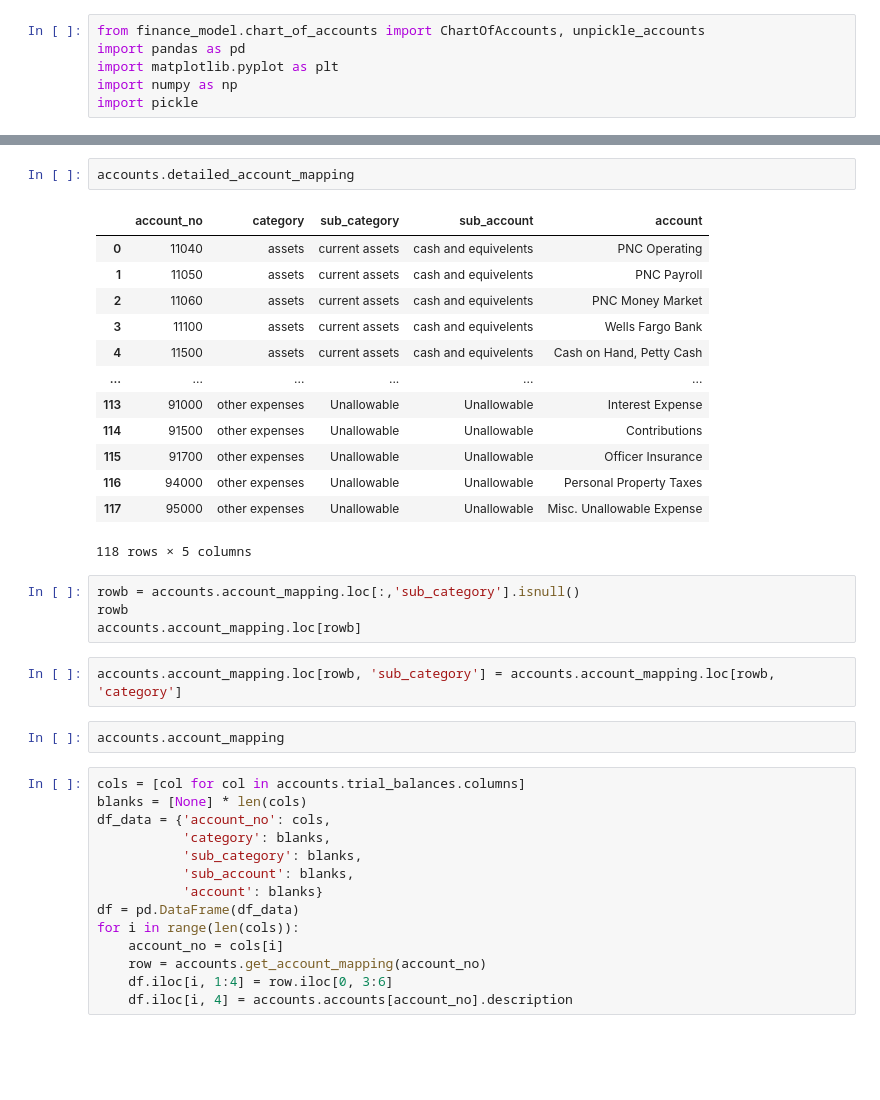
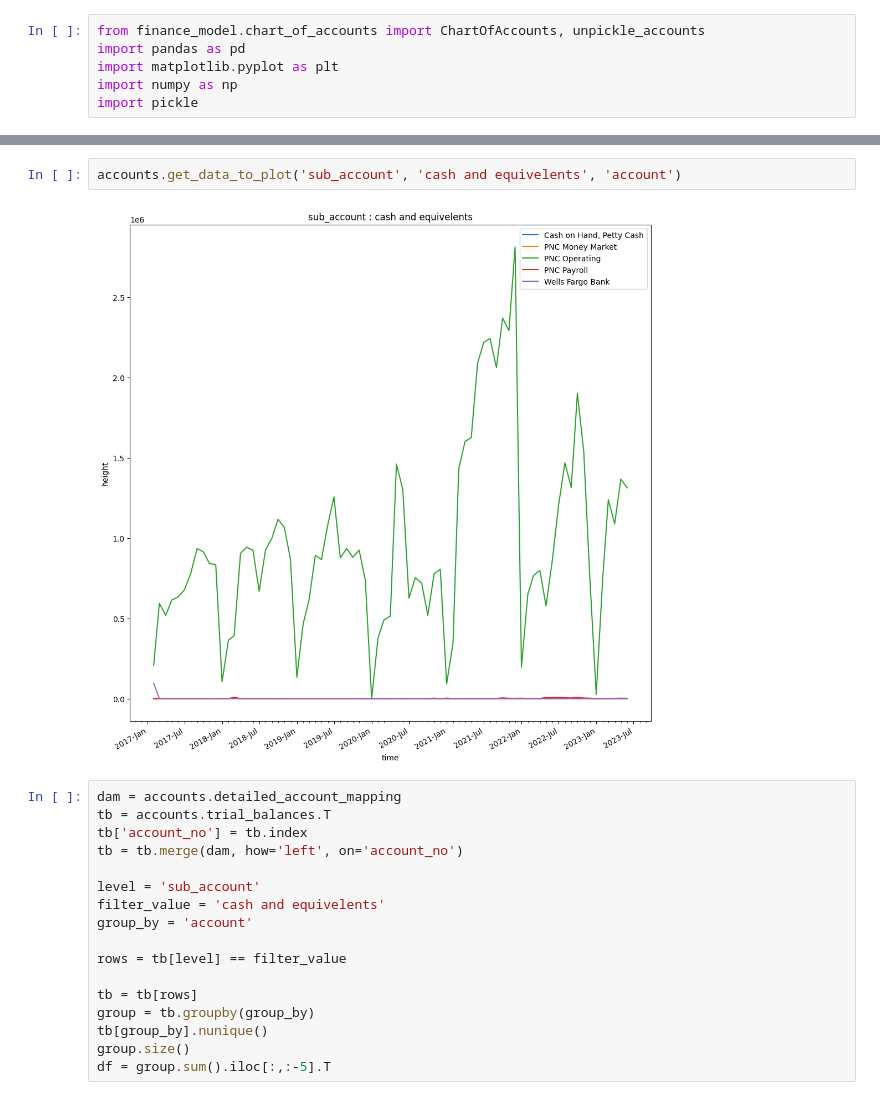
Before and after one commit to jeffwmonroe/Finance-Model, a Jupyter notebook: finance.ipynb, the cells around one changed output, grey strips where cells are left out. Saved outputs shown, nothing was run; the diff lists cells and outputs as text; blank space fills up the shorter version.

Commit message:
level changing in GUI

```diff
--- a/finance.ipynb
+++ b/finance.ipynb
@@ -32,40 +16,23 @@ accounts.account_mapping
-# %%
-accounts.detailed_account_mapping
-# %% [output]
-|  | account_no | category | sub_category | sub_account | account |
-| 0 | 11040 | assets | current assets | cash and equivelents | PNC Operating |
-| 1 | 11050 | assets | current assets | cash and equivelents | PNC Payroll |
-| 2 | 11060 | assets | current assets | cash and equivelents | PNC Money Market |
-| 3 | 11100 | assets | current assets | cash and equivelents | Wells Fargo Bank |
-| 4 | 11500 | assets | current assets | cash and equivelents | Cash on Hand, Petty Cash |
-| ... | ... | ... | ... | ... | ... |
-| 113 | 91000 | other expenses | Unallowable | Unallowable | Interest Expense |
-| 114 | 91500 | other expenses | Unallowable | Unallowable | Contributions |
-| 115 | 91700 | other expenses | Unallowable | Unallowable | Officer Insurance |
-| 116 | 94000 | other expenses | Unallowable | Unallowable | Personal Property Taxes |
-| 117 | 95000 | other expenses | Unallowable | Unallowable | Misc. Unallowable Expense |
-118 rows × 5 columns
-# %%
-rowb = accounts.account_mapping.loc[:,'sub_category'].isnull()
-rowb
-accounts.account_mapping.loc[rowb]
-# %%
-accounts.account_mapping.loc[rowb, 'sub_category'] = accounts.account_mapping.loc[rowb, 'category']
-# %%
-accounts.account_mapping
-# %%
-cols = [col for col in accounts.trial_balances.columns]
-blanks = [None] * len(cols)
-df_data = {'account_no': cols,
-           'category': blanks,
-           'sub_category': blanks,
-           'sub_account': blanks,
-           'account': blanks}
-df = pd.DataFrame(df_data)
-for i in range(len(cols)):
-    account_no = cols[i]
-    row = accounts.get_account_mapping(account_no)
-    df.iloc[i, 1:4] = row.iloc[0, 3:6]
-    df.iloc[i, 4] = accounts.accounts[account_no].description
+# %%
+accounts.get_data_to_plot('sub_account', 'cash and equivelents', 'account')
+# %% [output]
+[figure, added]
+# %%
+dam = accounts.detailed_account_mapping
+tb = accounts.trial_balances.T
+tb['account_no'] = tb.index
+tb = tb.merge(dam, how='left', on='account_no')
+
+level = 'sub_account'
+filter_value = 'cash and equivelents'
+group_by = 'account'
+
+rows = tb[level] == filter_value
+
+tb = tb[rows]
+group = tb.groupby(group_by)
+tb[group_by].nunique()
+group.size()
+df = group.sum().iloc[:,:-5].T
 # %%
 df
```
Also changed, not shown: parts of 11 cells of this notebook, 6 other files.
